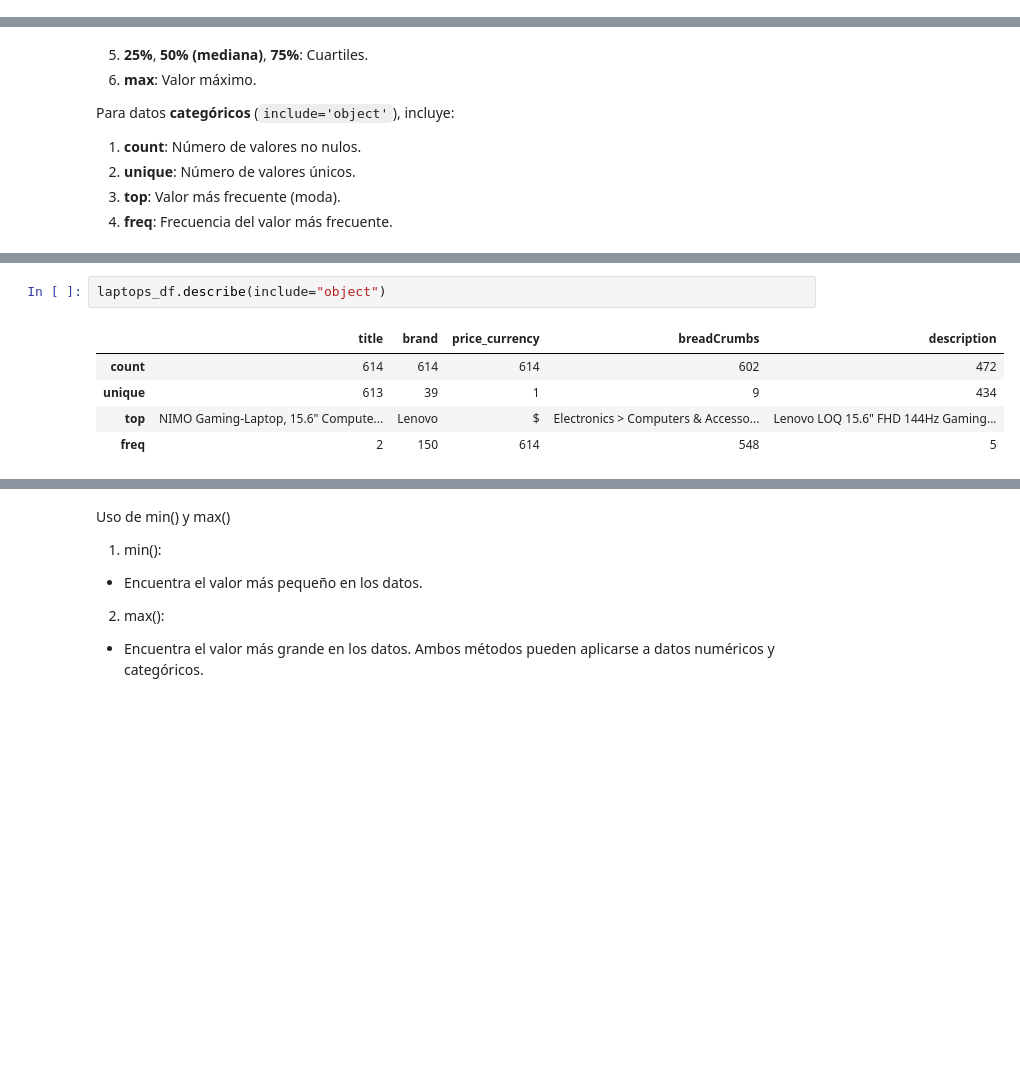
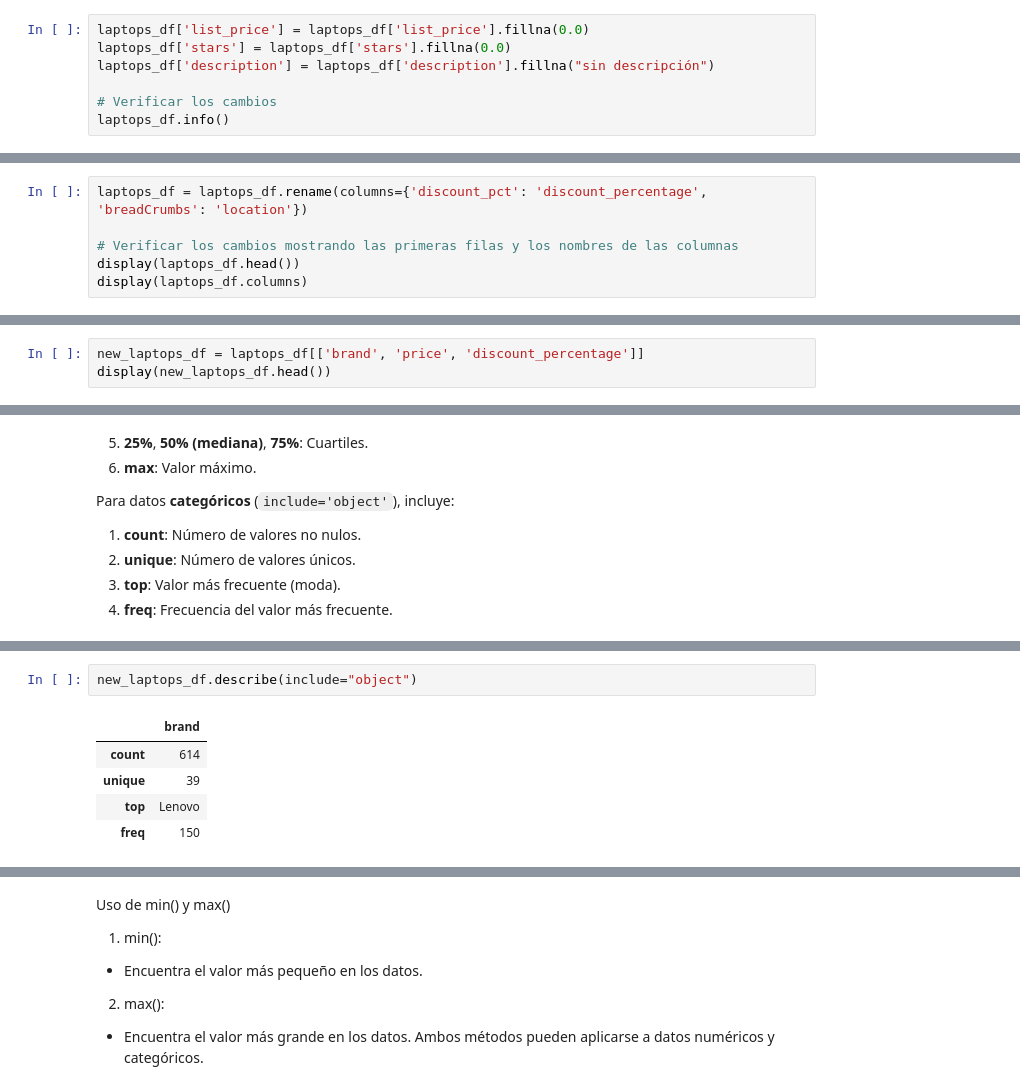
Before and after one commit to KarlyHdzC/Mineria_de_datos, a Jupyter notebook: Gaming_Laptops_2026.ipynb, the cells around one changed output, grey strips where cells are left out. Cells and saved outputs as stored; diff of their text form; blank space fills up the shorter version.

```diff
--- a/Gaming_Laptops_2026.ipynb
+++ b/Gaming_Laptops_2026.ipynb
@@ -180,0 +200,7 @@ all_laptops_price
+# %%
+laptops_df['list_price'] = laptops_df['list_price'].fillna(0.0)
+laptops_df['stars'] = laptops_df['stars'].fillna(0.0)
+laptops_df['description'] = laptops_df['description'].fillna("sin descripción")
+
+# Verificar los cambios
+laptops_df.info()
@@ -180,0 +225,6 @@ all_laptops_price
+# %%
+laptops_df = laptops_df.rename(columns={'discount_pct': 'discount_percentage', 'breadCrumbs': 'location'})
+
+# Verificar los cambios mostrando las primeras filas y los nombres de las columnas
+display(laptops_df.head())
+display(laptops_df.columns)
@@ -180,0 +245,3 @@ all_laptops_price
+# %%
+new_laptops_df = laptops_df[['brand', 'price', 'discount_percentage']]
+display(new_laptops_df.head())
@@ -236,10 +310,10 @@ laptops_df.describe()
 # %%
-laptops_df.describe(include="object")
+new_laptops_df.describe(include="object")
 # %% [output]
-|  | title | brand | price_currency | breadCrumbs | description |
-| count | 614 | 614 | 614 | 602 | 472 |
-| unique | 613 | 39 | 1 | 9 | 434 |
-| top | NIMO Gaming-Laptop, 15.6" Compute... | Lenovo | $ | Electronics > Computers & Accesso... | Lenovo LOQ 15.6" FHD 144Hz Gaming... |
-| freq | 2 | 150 | 614 | 548 | 5 |
+|  | brand |
+| count | 614 |
+| unique | 39 |
+| top | Lenovo |
+| freq | 150 |
 # %%
 # Calcular el precio promedio por marca
```
Also changed, not shown: parts of 15 cells of this notebook.
